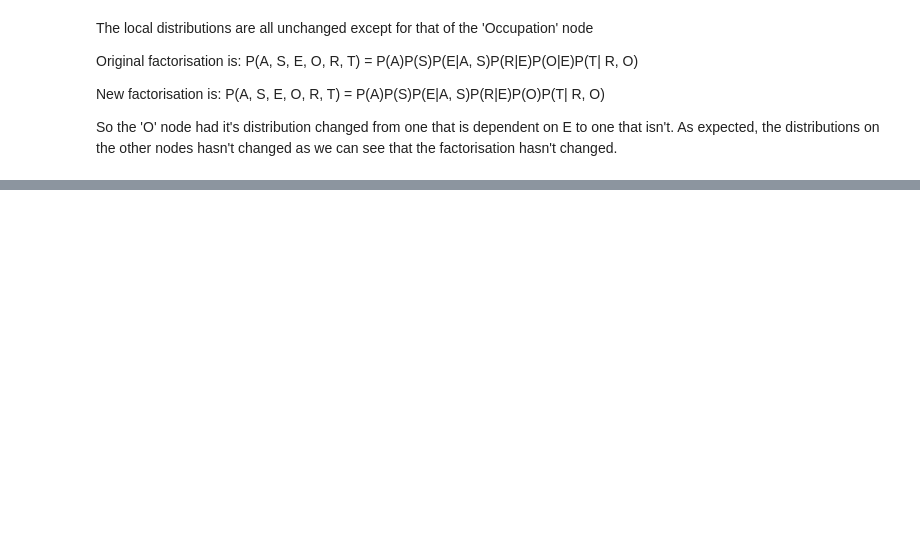
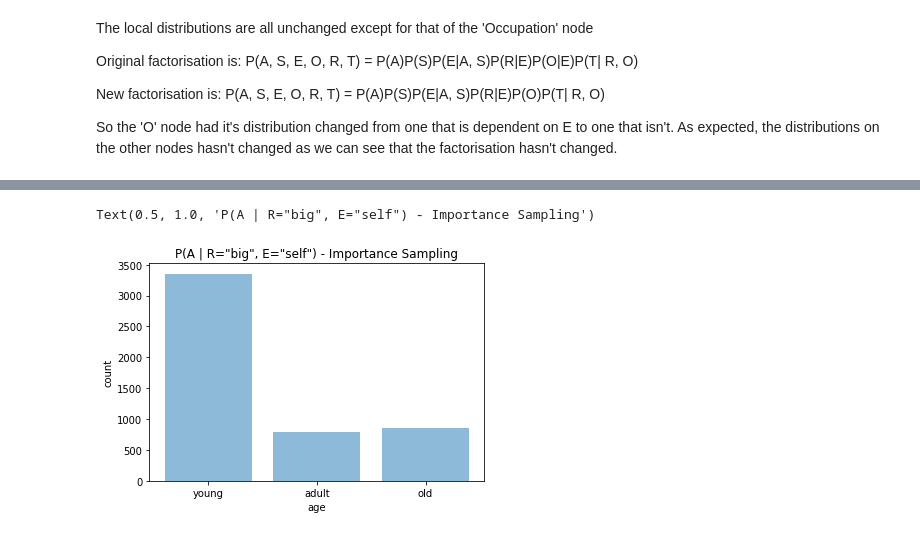
Before and after one commit to wwymak/causalML, a Jupyter notebook: HW/hw1_release/homework1 solutions.ipynb, the cells around one changed output, grey strips where cells are left out. Saved outputs shown, nothing was run; the diff lists cells and outputs as text; code cells hidden in the pictures; blank space fills up the shorter version.

```diff
--- a/HW/hw1_release/homework1 solutions.ipynb
+++ b/HW/hw1_release/homework1 solutions.ipynb
@@ -202,0 +277,14 @@ def pyro_model(observed_y):
+# %%
+a_posterior = pyro.infer.Importance(conditioned_model_emp_resi, num_samples=5000).run()
+a_marginal = pyro.infer.EmpiricalMarginal(a_posterior,"Age")
+a_samples = [t_marginal().item() for _ in range(5000)]
+a_unique, a_counts = np.unique(a_samples, return_counts=True)
+
+plt.bar(a_unique, a_counts, align='center', alpha=0.5)
+plt.xticks(a_unique, ['young','adult','old'])
+plt.ylabel('count')
+plt.xlabel('age')
+plt.title('P(A | R="big", E="self") - Importance Sampling')
+# %% [output]
+Text(0.5, 1.0, 'P(A | R="big", E="self") - Importance Sampling')
+[figure, added]
```
Also changed, not shown: parts of 16 cells of this notebook.
